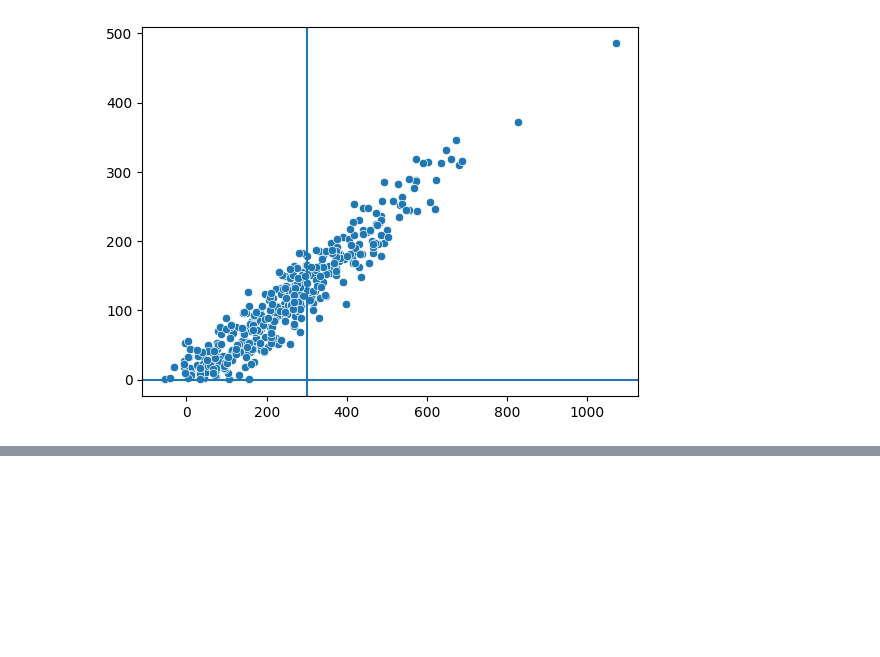
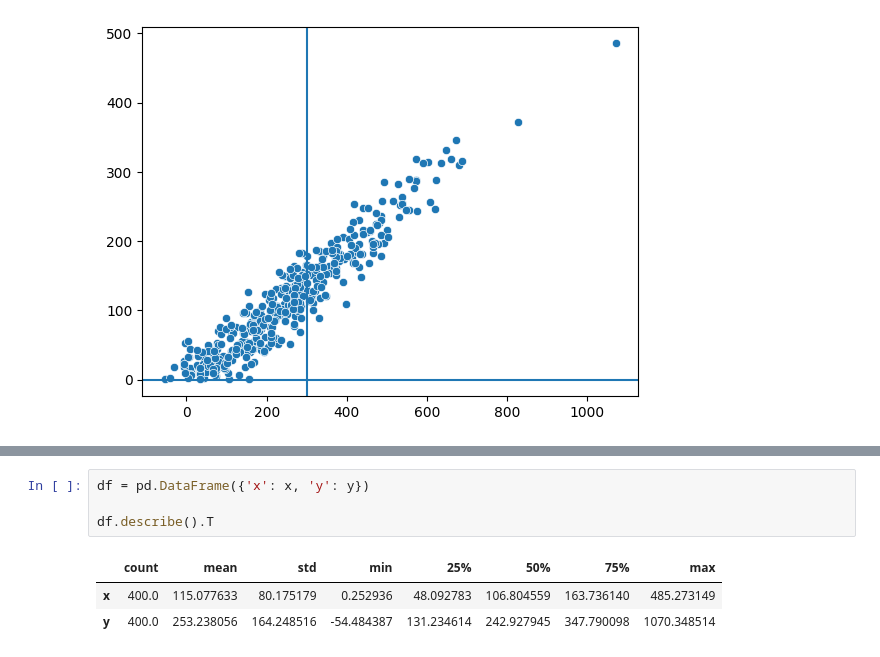
Before and after one commit to MxLied/Machine-learning-Maximiliam-Liedman, a Jupyter notebook: Exercises/exercise00.ipynb, the cells around one changed output, grey strips where cells are left out. Cells and saved outputs as stored; diff of their text form; blank space fills up the shorter version.

```diff
--- a/Exercises/exercise00.ipynb
+++ b/Exercises/exercise00.ipynb
@@ -56 +56,9 @@ sns.scatterplot(x=x, y=y)
 [figure]
+# %%
+df = pd.DataFrame({'x': x, 'y': y})
+
+df.describe().T
+# %% [output]
+|  | count | mean | std | min | 25% | 50% | 75% | max |
+| x | 400.0 | 115.077633 | 80.175179 | 0.252936 | 48.092783 | 106.804559 | 163.736140 | 485.273149 |
+| y | 400.0 | 253.238056 | 164.248516 | -54.484387 | 131.234614 | 242.927945 | 347.790098 | 1070.348514 |
```
Also changed, not shown: parts of 4 cells of this notebook.
